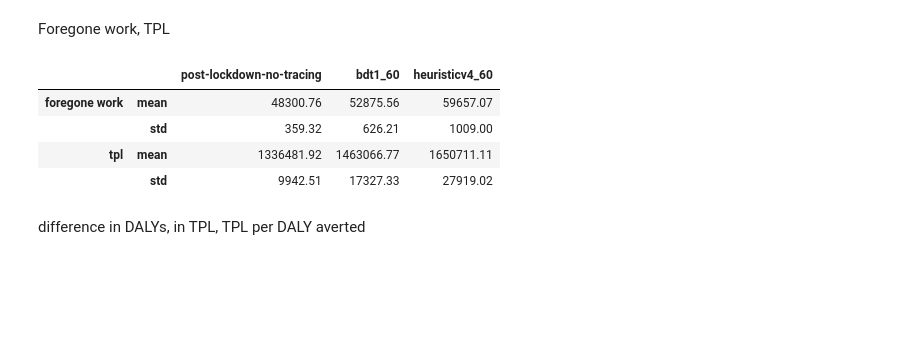
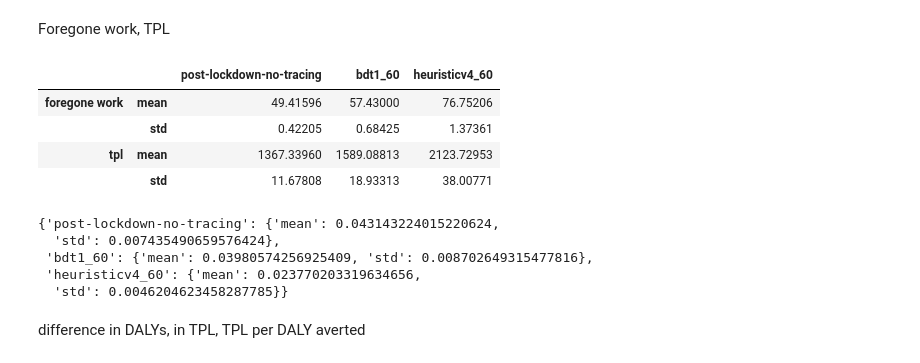
Before and after one commit to mila-iqia/COVI-AgentSim, a Jupyter notebook: notebooks/QALY_calculation.ipynb, the cells around one changed output. Cells and saved outputs as stored; diff of their text form; code cells hidden in the pictures; blank space fills up the shorter version.

```diff
--- a/notebooks/QALY_calculation.ipynb
+++ b/notebooks/QALY_calculation.ipynb
@@ -299,7 +299,7 @@ plt.figure(figsize=(15,10))
 for method in bootstrap[0].keys():
     bootstrap_df = pd.DataFrame(bootstrap[i][method] for i in range(n_bootstraps))
     mean = bootstrap_df.mean(axis = 0)
-    std = bootstrap_df.std(axis = 0)
+    std = bootstrap_df.sem(axis = 0)
 
     x_axis = mean.rename(index={'100-109':'100+'},inplace=False).index
 
@@ -470,7 +470,7 @@ for strap in range(n_bootstraps):
         six_seed_concat = pd.concat(temp_dfs)
 
         for age_range,age_key in zip(age_ranges,age_range_dict.keys()):
-            bootstrap[strap][method][age_key] = six_seed_concat[six_seed_concat.age.isin(age_range)]['DALYs'].mean(axis=0)
+            bootstrap[strap][method][age_key] = six_seed_concat[six_seed_concat.age.isin(age_range)][['YLL','YLD','DALYs']].mean(axis=0)
 
         for sex in sexes:
             bootstrap[strap][method][sex] = six_seed_concat[six_seed_concat.sex.eq(sex)][['YLL','YLD','DALYs']].mean(axis=0)
@@ -537,39 +611,48 @@ for strap in range(n_bootstraps):
 
         for df,tracker in six_seeds_dfs:
 
             df['YLL'] = df['has_died'] * df['life_expectancy']
             df['YLD'] = \
                             df['days_sick_not_in_hospital']/365 * disability_weights['no_hospitalization'] + \
                             df['days_in_hospital']/365 * disability_weights['hospitalized'] + \
                             df['days_in_ICU']/365 * disability_weights['critical']
             df['DALYs'] = df['YLL'] + df['YLD']
             df_dalys_total = df['DALYs'].sum()
 
-            df['YPLL'] = df['has_died']*(df['age'] < 65)*(64 - df['age'])
+#             df['YPLL'] = df['has_died']*(df['age'] < 65)*(64 - df['age'])
 
             total_work_hours = dalys.lost_work_hours_total(tracker)
 
             temp_dfs.append(df_dalys_total)
             temp_work_hours.append(total_work_hours)
 
         bootstrap[strap][method] = (np.mean(temp_dfs), np.mean(temp_work_hours))
 
 foregone_work = {i:{} for i in bootstrap[0].keys()}
 tpl = {i:{} for i in bootstrap[0].keys()}
 
 for method in bootstrap[0].keys():
     foregone_work[method]['mean'] = np.mean([bootstrap[i][method][1] for i in range(n_bootstraps)])
     foregone_work[method]['std'] = np.std([bootstrap[i][method][1] for i in range(n_bootstraps)])
     tpl[method]['mean'] = np.mean([bootstrap[i][method][1]*hourly_wage for i in range(n_bootstraps)])
     tpl[method]['std'] = np.std([bootstrap[i][method][1]*hourly_wage for i in range(n_bootstraps)])
 
-pd.concat([pd.DataFrame(foregone_work),pd.DataFrame(tpl)], keys = ['foregone work','tpl'])
+    pd.set_option('display.float_format', '{:.5f}'.format)
+pd.concat([pd.DataFrame(foregone_work),pd.DataFrame(tpl)], keys = ['foregone work','tpl'])/1000
 # %% [output]
 |  |  | post-lockdown-no-tracing | bdt1_60 | heuristicv4_60 |
-| foregone work | mean | 48300.76 | 52875.56 | 59657.07 |
-|  | std | 359.32 | 626.21 | 1009.00 |
-| tpl | mean | 1336481.92 | 1463066.77 | 1650711.11 |
-|  | std | 9942.51 | 17327.33 | 27919.02 |
+| foregone work | mean | 49.41596 | 57.43000 | 76.75206 |
+|  | std | 0.42205 | 0.68425 | 1.37361 |
+| tpl | mean | 1367.33960 | 1589.08813 | 2123.72953 |
+|  | std | 11.67808 | 18.93313 | 38.00771 |
+# %%
+dalys_per_person
+# %% [output]
+{'post-lockdown-no-tracing': {'mean': 0.043143224015220624,
+  'std': 0.007435490659576424},
+ 'bdt1_60': {'mean': 0.03980574256925409, 'std': 0.008702649315477816},
+ 'heuristicv4_60': {'mean': 0.023770203319634656,
+  'std': 0.0046204623458287785}}
 # %% [markdown]
 difference in DALYs, in TPL, TPL per DALY averted
 # %%
```
Also changed, not shown: parts of 4 cells of this notebook.
